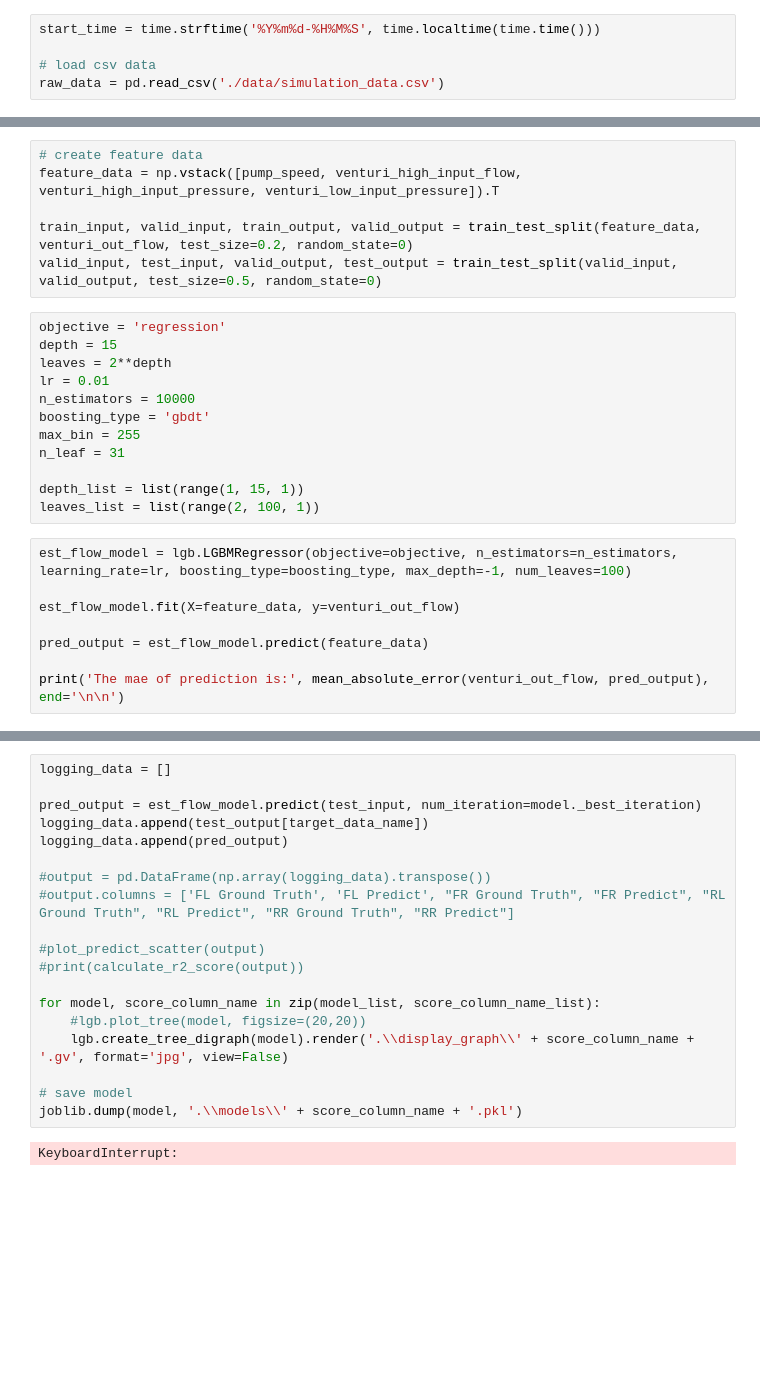
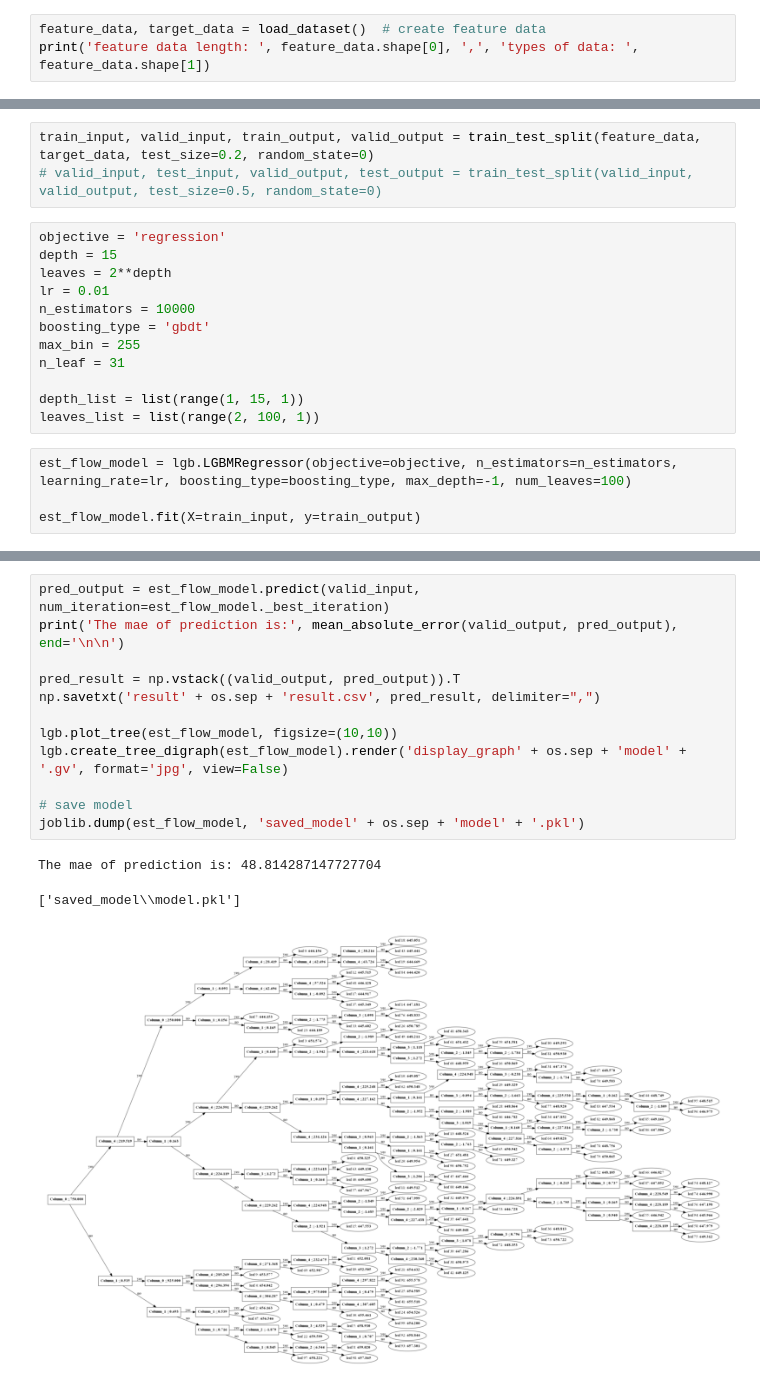
Before and after one commit to jinbeomjeong/estimate_venturi_pump_flow, a Jupyter notebook: create_estmation_flow_model.ipynb, the cells around one changed output, grey strips where cells are left out. Drawn from its saved outputs; the diff is of its cells as text; blank space fills up the shorter version.

Commit message:
fix to create flow estimation model and create inference

```diff
--- a/create_estmation_flow_model.ipynb
+++ b/create_estmation_flow_model.ipynb
@@ -9,5 +13,3 @@ from sklearn.metrics import mean_absolute_error
 # %%
-start_time = time.strftime('%Y%m%d-%H%M%S', time.localtime(time.time()))
-
-# load csv data
-raw_data = pd.read_csv('./data/simulation_data.csv')
+feature_data, target_data = load_dataset()  # create feature data
+print('feature data length: ', feature_data.shape[0], ',', 'types of data: ', feature_data.shape[1])
@@ -22,9 +18,6 @@ venturi_restrictor = raw_data['venturi_restrictor'].values
 # %%
-# create feature data
-feature_data = np.vstack([pump_speed, venturi_high_input_flow, venturi_high_input_pressure, venturi_low_input_pressure]).T
-
-train_input, valid_input, train_output, valid_output = train_test_split(feature_data, venturi_out_flow, test_size=0.2, random_state=0)
-valid_input, test_input, valid_output, test_output = train_test_split(valid_input, valid_output, test_size=0.5, random_state=0)
+train_input, valid_input, train_output, valid_output = train_test_split(feature_data, target_data, test_size=0.2, random_state=0)
+# valid_input, test_input, valid_output, test_output = train_test_split(valid_input, valid_output, test_size=0.5, random_state=0)
 # %%
 objective = 'regression'
 depth = 15
@@ -40,9 +33,5 @@ leaves_list = list(range(2, 100, 1))
 # %%
 est_flow_model = lgb.LGBMRegressor(objective=objective, n_estimators=n_estimators, learning_rate=lr, boosting_type=boosting_type, max_depth=-1, num_leaves=100)
 
-est_flow_model.fit(X=feature_data, y=venturi_out_flow)
-
-pred_output = est_flow_model.predict(feature_data)
-
-print('The mae of prediction is:', mean_absolute_error(venturi_out_flow, pred_output), end='\n\n')
+est_flow_model.fit(X=train_input, y=train_output)
 # %% [output]
@@ -66,21 +46,16 @@ You can set `force_col_wise=true` to remove the overhead.
 # %%
-logging_data = []
+pred_output = est_flow_model.predict(valid_input, num_iteration=est_flow_model._best_iteration)
+print('The mae of prediction is:', mean_absolute_error(valid_output, pred_output), end='\n\n')
 
-pred_output = est_flow_model.predict(test_input, num_iteration=model._best_iteration)
-logging_data.append(test_output[target_data_name])
-logging_data.append(pred_output)
+pred_result = np.vstack((valid_output, pred_output)).T
+np.savetxt('result' + os.sep + 'result.csv', pred_result, delimiter=",")
 
-#output = pd.DataFrame(np.array(logging_data).transpose())
-#output.columns = ['FL Ground Truth', 'FL Predict', "FR Ground Truth", "FR Predict", "RL Ground Truth", "RL Predict", "RR Ground Truth", "RR Predict"]
-
-#plot_predict_scatter(output)
-#print(calculate_r2_score(output))
-
-for model, score_column_name in zip(model_list, score_column_name_list):
-    #lgb.plot_tree(model, figsize=(20,20))
-    lgb.create_tree_digraph(model).render('.\\display_graph\\' + score_column_name + '.gv', format='jpg', view=False)
+lgb.plot_tree(est_flow_model, figsize=(10,10))
+lgb.create_tree_digraph(est_flow_model).render('display_graph' + os.sep + 'model' + '.gv', format='jpg', view=False)
 
 # save model
-joblib.dump(model, '.\\models\\' + score_column_name + '.pkl')
+joblib.dump(est_flow_model, 'saved_model' + os.sep + 'model' + '.pkl')
 # %% [output]
-KeyboardInterrupt:
+The mae of prediction is: 48.814287147727704
+['saved_model\\model.pkl']
+[figure, added]
```
Also changed, not shown: parts of 5 cells of this notebook, 27 other files.
